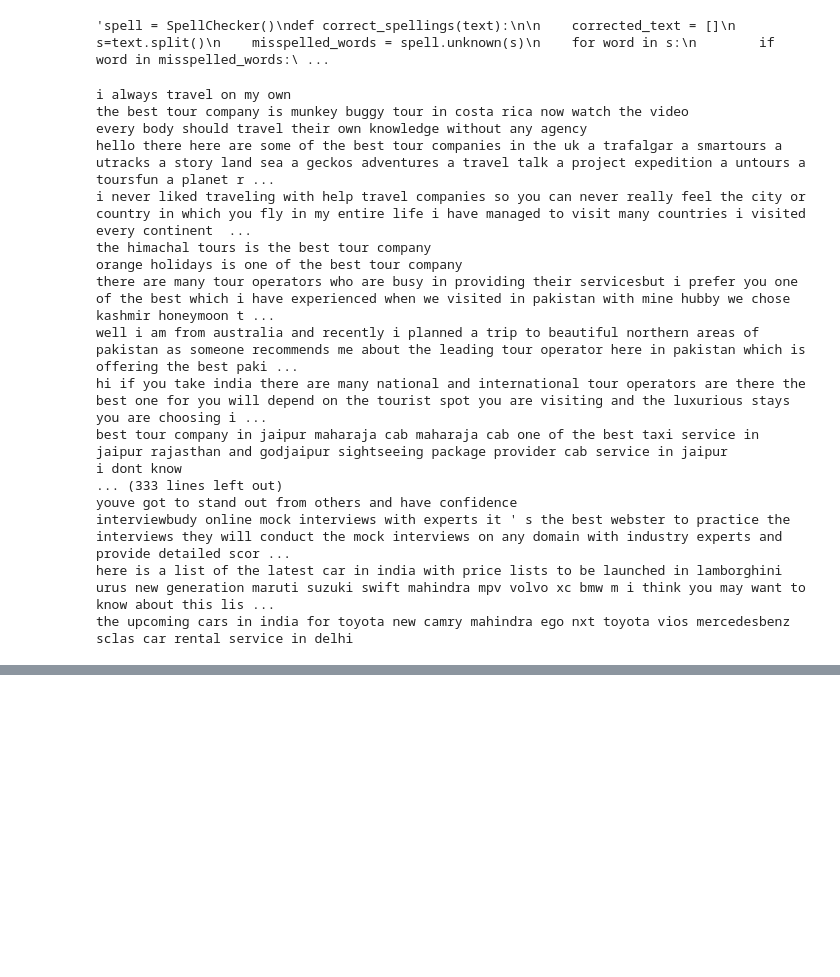
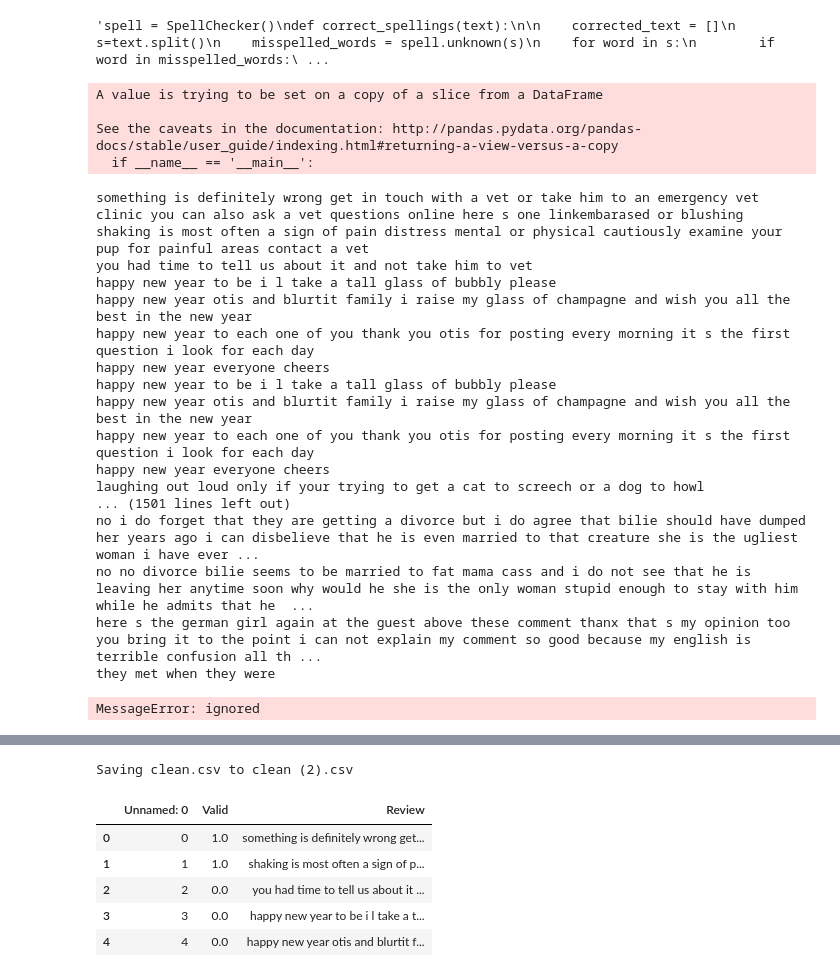
Before and after one commit to sarathkumar000/Classifying-Responses, a Jupyter notebook: Preprocessing FrameWork.ipynb, the cells around one changed output, grey strips where cells are left out. Saved outputs shown, nothing was run; the diff lists cells and outputs as text; code cells hidden in the pictures; blank space fills up the shorter version.

```diff
--- a/Preprocessing FrameWork.ipynb
+++ b/Preprocessing FrameWork.ipynb
@@ -336,29 +343,40 @@ def correct_spellings(text):
 #df.drop_duplicates(subset ="TextComment", keep = False, inplace = True)
 #print(df.tail())
 output = pd.DataFrame(columns=['X', 'Y'])
-X=df['TextComment']
-Y=df['Rating']
-output['X']=X.copy()
+df.dropna()
+x=df['Review']
+y=df['Valid']
+#output['X']=X.copy()
 output['Y']=Y.copy()
 
 for index, row in output.iterrows():
-    row['X'] = frameWork(row['X'])
-    print(row['X'])
+    x[index] = frameWork(x[index])
+    print(x[index])
+
+
+from google.colab import files
+df.to_csv('clean.csv')
+files.download('clean.csv')
 # %% [output]
-i always travel on my own
-the best tour company is munkey buggy tour in costa rica now watch the video
-every body should travel their own knowledge without any agency
-hello there here are some of the best tour companies in the uk a trafalgar a smartours a utracks a story land sea a geckos adventures a travel talk a project expedition a untours a toursfun a planet r ...
-i never liked traveling with help travel companies so you can never really feel the city or country in which you fly in my entire life i have managed to visit many countries i visited every continent  ...
-the himachal tours is the best tour company
-orange holidays is one of the best tour company
-there are many tour operators who are busy in providing their servicesbut i prefer you one of the best which i have experienced when we visited in pakistan with mine hubby we chose kashmir honeymoon t ...
-well i am from australia and recently i planned a trip to beautiful northern areas of pakistan as someone recommends me about the leading tour operator here in pakistan which is offering the best paki ...
-hi if you take india there are many national and international tour operators are there the best one for you will depend on the tourist spot you are visiting and the luxurious stays you are choosing i ...
-best tour company in jaipur maharaja cab maharaja cab one of the best taxi service in jaipur rajasthan and godjaipur sightseeing package provider cab service in jaipur
-i dont know
-... (333 lines left out)
-youve got to stand out from others and have confidence
-interviewbudy online mock interviews with experts it ' s the best webster to practice the interviews they will conduct the mock interviews on any domain with industry experts and provide detailed scor ...
-here is a list of the latest car in india with price lists to be launched in lamborghini urus new generation maruti suzuki swift mahindra mpv volvo xc bmw m i think you may want to know about this lis ...
-the upcoming cars in india for toyota new camry mahindra ego nxt toyota vios mercedesbenz sclas car rental service in delhi
+A value is trying to be set on a copy of a slice from a DataFrame
+
+See the caveats in the documentation: http://pandas.pydata.org/pandas-docs/stable/user_guide/indexing.html#returning-a-view-versus-a-copy
+  if __name__ == '__main__':
+something is definitely wrong get in touch with a vet or take him to an emergency vet clinic you can also ask a vet questions online here s one linkembarased or blushing
+shaking is most often a sign of pain distress mental or physical cautiously examine your pup for painful areas contact a vet
+you had time to tell us about it and not take him to vet
+happy new year to be i l take a tall glass of bubbly please
+happy new year otis and blurtit family i raise my glass of champagne and wish you all the best in the new year
+happy new year to each one of you thank you otis for posting every morning it s the first question i look for each day
+happy new year everyone cheers
+happy new year to be i l take a tall glass of bubbly please
+happy new year otis and blurtit family i raise my glass of champagne and wish you all the best in the new year
+happy new year to each one of you thank you otis for posting every morning it s the first question i look for each day
+happy new year everyone cheers
+laughing out loud only if your trying to get a cat to screech or a dog to howl
+... (1501 lines left out)
+no i do forget that they are getting a divorce but i do agree that bilie should have dumped her years ago i can disbelieve that he is even married to that creature she is the ugliest woman i have ever ...
+no no divorce bilie seems to be married to fat mama cass and i do not see that he is leaving her anytime soon why would he she is the only woman stupid enough to stay with him while he admits that he  ...
+here s the german girl again at the guest above these comment thanx that s my opinion too you bring it to the point i can not explain my comment so good because my english is terrible confusion all th ...
+they met when they were
+MessageError: ignored
@@ -364,0 +387,5 @@ the upcoming cars in india for toyota new camry mahindra ego nxt toyota vios mer
+# %%
+uploaded = files.upload()
+df1 = pd.read_csv(io.StringIO(uploaded['clean.csv'].decode('cp1252')),)
+df1.head()
+# %% [output]
@@ -364,0 +393,7 @@ the upcoming cars in india for toyota new camry mahindra ego nxt toyota vios mer
+Saving clean.csv to clean (2).csv
+|  | Unnamed: 0 | Valid | Review |
+| 0 | 0 | 1.0 | something is definitely wrong get... |
+| 1 | 1 | 1.0 | shaking is most often a sign of p... |
+| 2 | 2 | 0.0 | you had time to tell us about it ... |
+| 3 | 3 | 0.0 | happy new year to be i l take a t... |
+| 4 | 4 | 0.0 | happy new year otis and blurtit f... |
```
Also changed, not shown: parts of 6 cells of this notebook.
